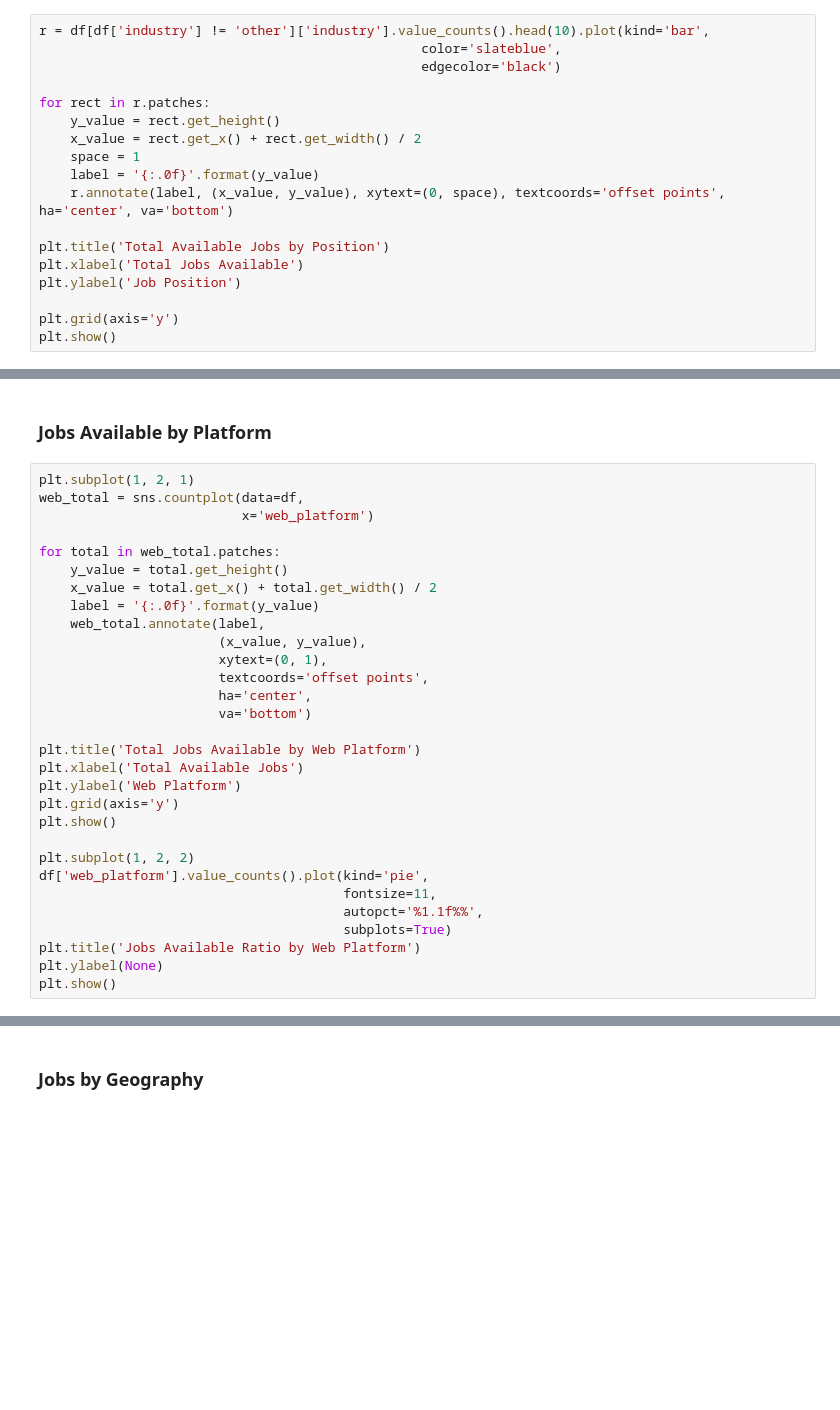
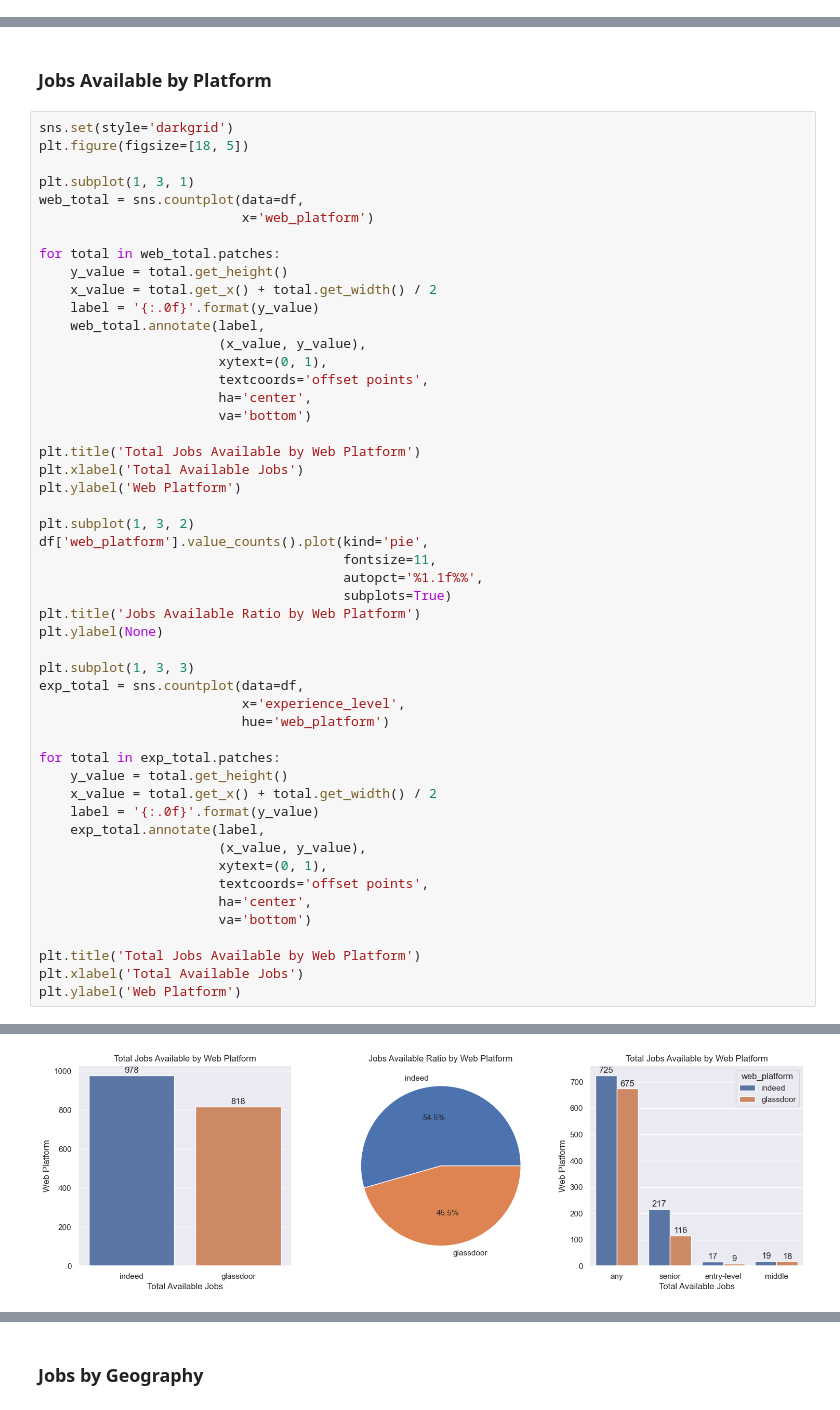
Before and after one commit to jasondo-da/Canadian_Data_Science_Jobs_Analysis, a Jupyter notebook: da_job_posts_canada_analysis.ipynb, the cells around one changed output, grey strips where cells are left out. Saved outputs shown, nothing was run; the diff lists cells and outputs as text; blank space fills up the shorter version.

```diff
--- a/da_job_posts_canada_analysis.ipynb
+++ b/da_job_posts_canada_analysis.ipynb
@@ -1144,18 +1217,0 @@ plt.show()
-# %%
-r = df[df['industry'] != 'other']['industry'].value_counts().head(10).plot(kind='bar',
-                                                 color='slateblue',
-                                                 edgecolor='black')
-
-for rect in r.patches:
-    y_value = rect.get_height()
-    x_value = rect.get_x() + rect.get_width() / 2
-    space = 1
-    label = '{:.0f}'.format(y_value)
-    r.annotate(label, (x_value, y_value), xytext=(0, space), textcoords='offset points', ha='center', va='bottom')
-
-plt.title('Total Available Jobs by Position')
-plt.xlabel('Total Jobs Available')
-plt.ylabel('Job Position')
-
-plt.grid(axis='y')
-plt.show()
@@ -1176,7 +1218,10 @@ df[df['job_title'] == 'business_analyst']
 # %% [markdown]
 ### Jobs Available by Platform
 # %%
-plt.subplot(1, 2, 1)
+sns.set(style='darkgrid')
+plt.figure(figsize=[18, 5])
+
+plt.subplot(1, 3, 1)
 web_total = sns.countplot(data=df,
                           x='web_platform')
 
@@ -1194,14 +1239,32 @@ for total in web_total.patches:
 plt.title('Total Jobs Available by Web Platform')
 plt.xlabel('Total Available Jobs')
 plt.ylabel('Web Platform')
-plt.grid(axis='y')
-plt.show()
 
-plt.subplot(1, 2, 2)
+plt.subplot(1, 3, 2)
 df['web_platform'].value_counts().plot(kind='pie',
                                        fontsize=11,
                                        autopct='%1.1f%%',
                                        subplots=True)
 plt.title('Jobs Available Ratio by Web Platform')
 plt.ylabel(None)
-plt.show()
+
+plt.subplot(1, 3, 3)
+exp_total = sns.countplot(data=df,
+                          x='experience_level',
+                          hue='web_platform')
+
+for total in exp_total.patches:
+    y_value = total.get_height()
+    x_value = total.get_x() + total.get_width() / 2
+    label = '{:.0f}'.format(y_value)
+    exp_total.annotate(label,
+                       (x_value, y_value),
+                       xytext=(0, 1),
+                       textcoords='offset points',
+                       ha='center',
+                       va='bottom')
+
+plt.title('Total Jobs Available by Web Platform')
+plt.xlabel('Total Available Jobs')
+plt.ylabel('Web Platform')
+# %% [output]
@@ -1207,0 +1272 @@ plt.show()
+[figure, added]
```
Also changed, not shown: parts of 29 cells of this notebook.
